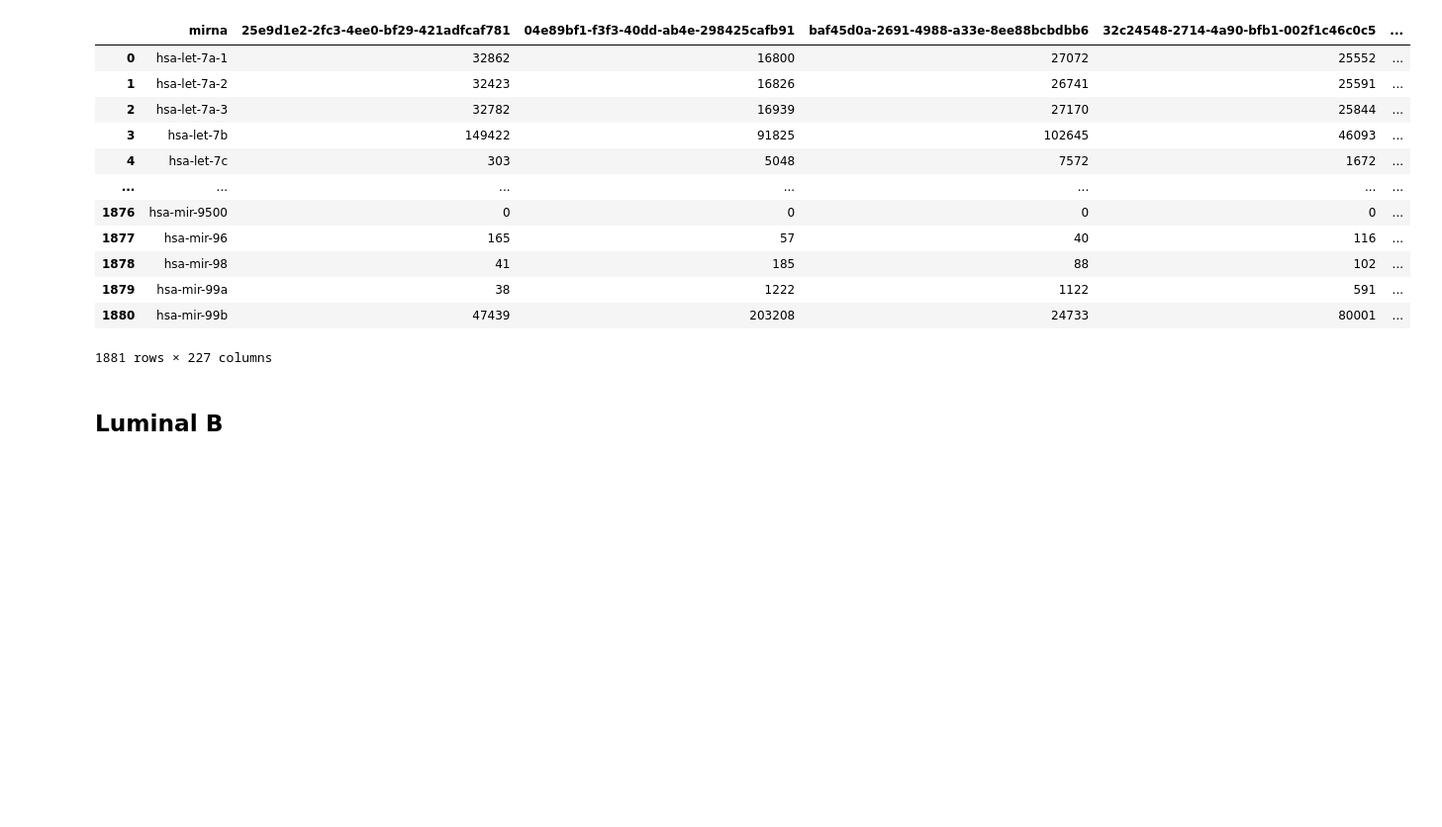
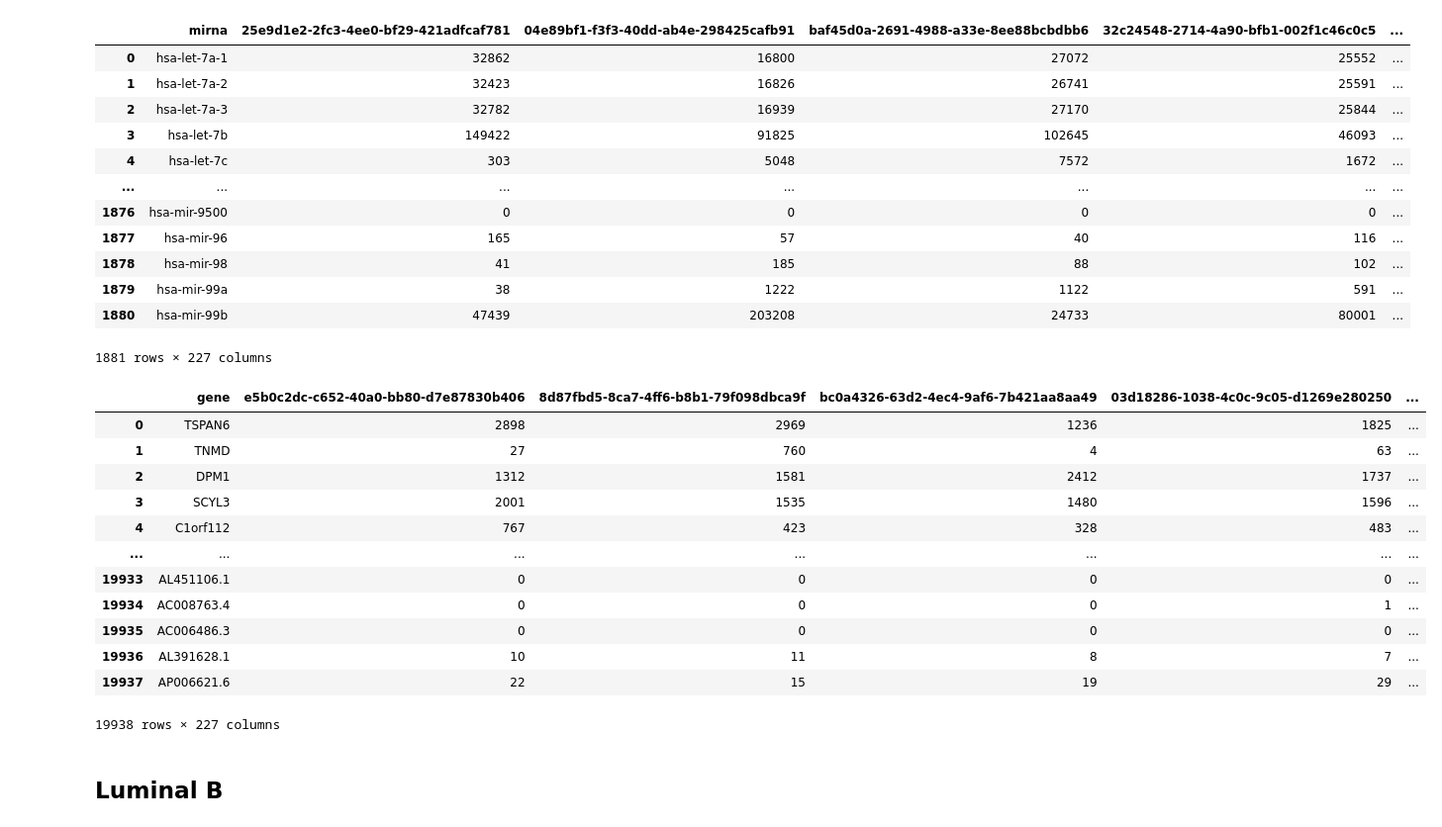
Before and after one commit to MylenaRoberta/pan-cancer-analysis, a Jupyter notebook: notebooks/tcga-brca/04_brca-files-processing.ipynb, the cells around one changed output. Shown at 99% size. Drawn from its saved outputs; the diff is of its cells as text; code cells hidden in the pictures; blank space fills up the shorter version.

```diff
--- a/notebooks/tcga-brca/04_brca-files-processing.ipynb
+++ b/notebooks/tcga-brca/04_brca-files-processing.ipynb
@@ -155,5 +245,22 @@ df_mir_luminal_a
 | 1879 | hsa-mir-99a | 38 | 1222 | 1122 | 591 | ... |
 | 1880 | hsa-mir-99b | 47439 | 203208 | 24733 | 80001 | ... |
 1881 rows × 227 columns
+# %%
+# Print the DataFrame of processed Luminal A gene reads
+df_rna_luma_reads
+# %% [output]
+|  | gene | e5b0c2dc-c652-40a0-bb80-d7e87830b406 | 8d87fbd5-8ca7-4ff6-b8b1-79f098dbca9f | bc0a4326-63d2-4ec4-9af6-7b421aa8aa49 | 03d18286-1038-4c0c-9c05-d1269e280250 | ... |
+| 0 | TSPAN6 | 2898 | 2969 | 1236 | 1825 | ... |
+| 1 | TNMD | 27 | 760 | 4 | 63 | ... |
+| 2 | DPM1 | 1312 | 1581 | 2412 | 1737 | ... |
+| 3 | SCYL3 | 2001 | 1535 | 1480 | 1596 | ... |
+| 4 | C1orf112 | 767 | 423 | 328 | 483 | ... |
+| ... | ... | ... | ... | ... | ... | ... |
+| 19933 | AL451106.1 | 0 | 0 | 0 | 0 | ... |
+| 19934 | AC008763.4 | 0 | 0 | 0 | 1 | ... |
+| 19935 | AC006486.3 | 0 | 0 | 0 | 0 | ... |
+| 19936 | AL391628.1 | 10 | 11 | 8 | 7 | ... |
+| 19937 | AP006621.6 | 22 | 15 | 19 | 29 | ... |
+19938 rows × 227 columns
 # %% [markdown]
 ## Luminal B
```
Also changed, not shown: parts of 21 cells of this notebook, 5 other files.
